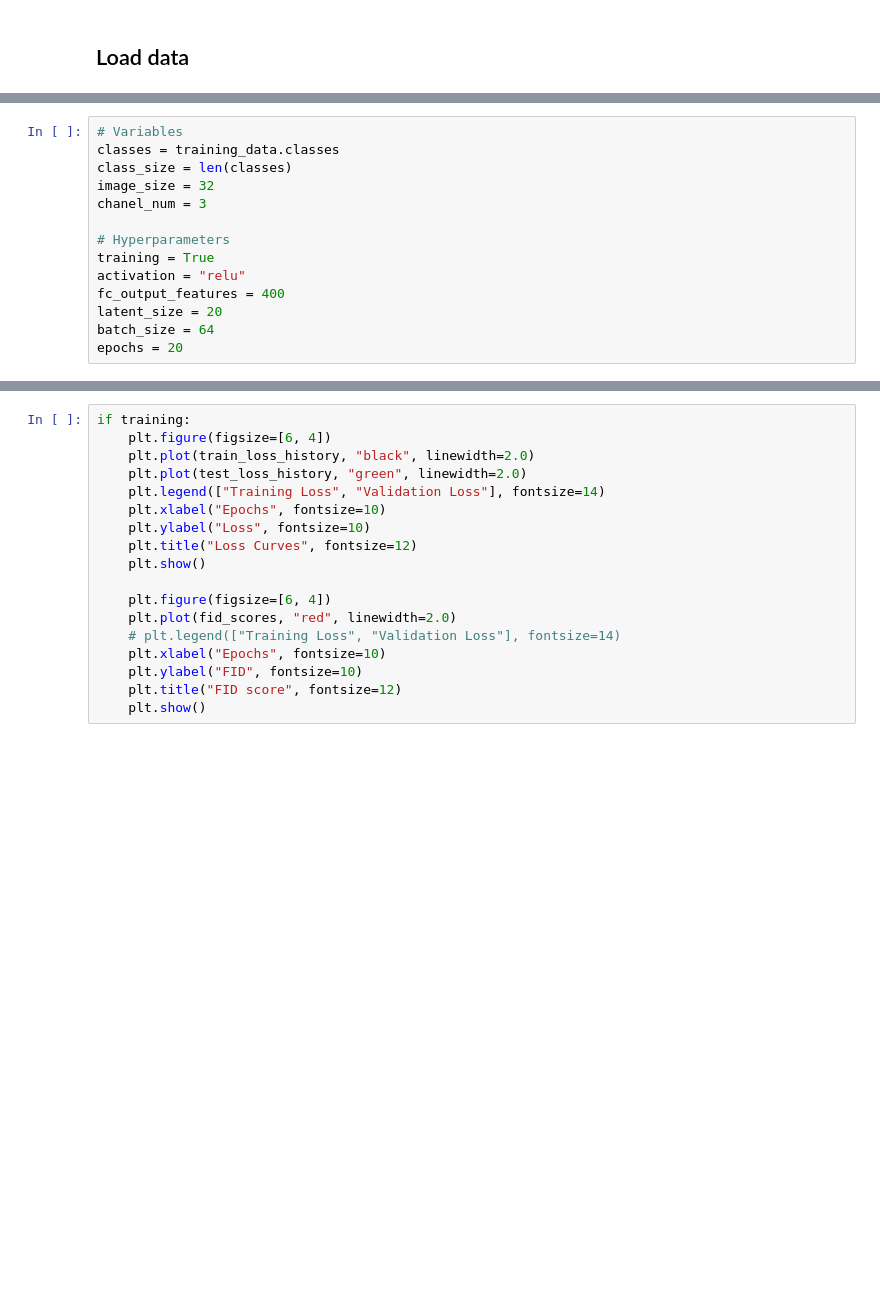
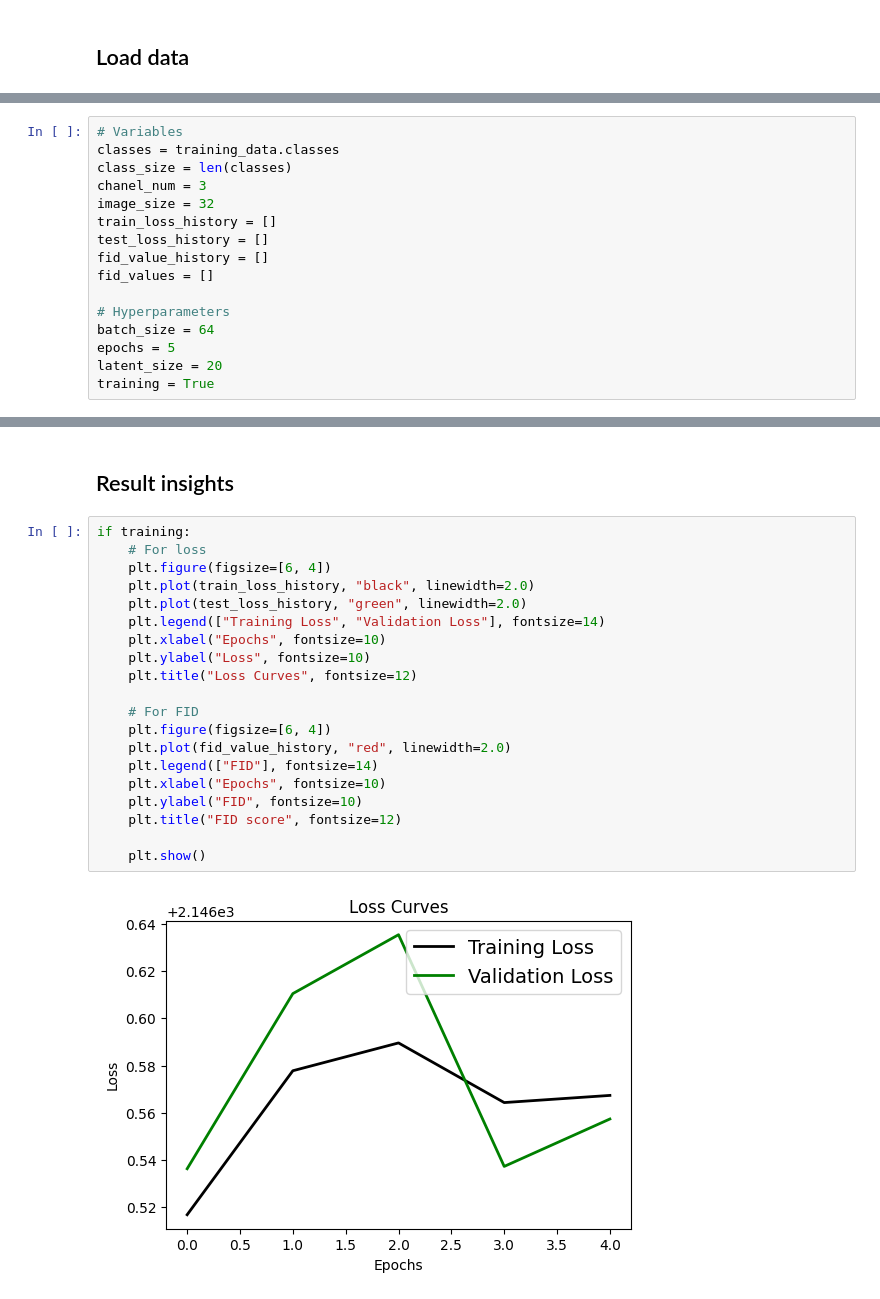
Before and after one commit to gin31259461/Deep_Learning, a Jupyter notebook: cifar-10-cvae.ipynb, the cells around one changed output, grey strips where cells are left out. Drawn from its saved outputs; the diff is of its cells as text; blank space fills up the shorter version.

```diff
--- a/cifar-10-cvae.ipynb
+++ b/cifar-10-cvae.ipynb
@@ -40,14 +44,16 @@ test_data = datasets.CIFAR10(root="data", train=False, download=True, transform=
 # Variables
 classes = training_data.classes
 class_size = len(classes)
+chanel_num = 3
 image_size = 32
-chanel_num = 3
+train_loss_history = []
+test_loss_history = []
+fid_value_history = []
+fid_values = []
 
 # Hyperparameters
+batch_size = 64
+epochs = 5
+latent_size = 20
 training = True
-activation = "relu"
-fc_output_features = 400
-latent_size = 20
-batch_size = 64
-epochs = 20
 # %%
@@ -305,18 +391,24 @@ for epoch in range(1, epochs + 1):
+# %% [markdown]
+## Result insights
 # %%
 if training:
+    # For loss
     plt.figure(figsize=[6, 4])
     plt.plot(train_loss_history, "black", linewidth=2.0)
     plt.plot(test_loss_history, "green", linewidth=2.0)
     plt.legend(["Training Loss", "Validation Loss"], fontsize=14)
     plt.xlabel("Epochs", fontsize=10)
     plt.ylabel("Loss", fontsize=10)
     plt.title("Loss Curves", fontsize=12)
-    plt.show()
 
+    # For FID
     plt.figure(figsize=[6, 4])
-    plt.plot(fid_scores, "red", linewidth=2.0)
-    # plt.legend(["Training Loss", "Validation Loss"], fontsize=14)
+    plt.plot(fid_value_history, "red", linewidth=2.0)
+    plt.legend(["FID"], fontsize=14)
     plt.xlabel("Epochs", fontsize=10)
     plt.ylabel("FID", fontsize=10)
     plt.title("FID score", fontsize=12)
+
     plt.show()
+# %% [output]
+[figure, added]
```
Also changed, not shown: parts of 25 cells of this notebook, 2 other files.
